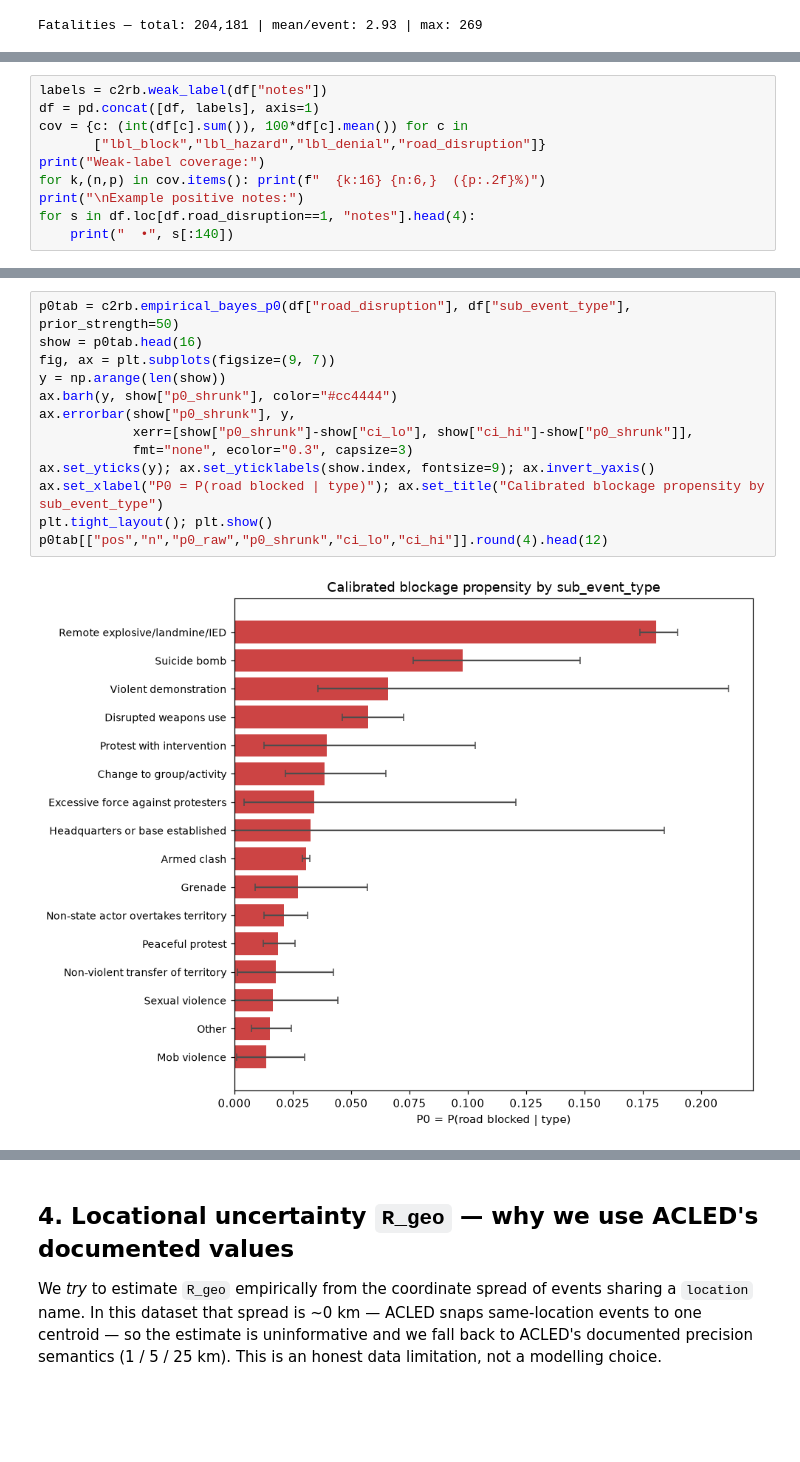
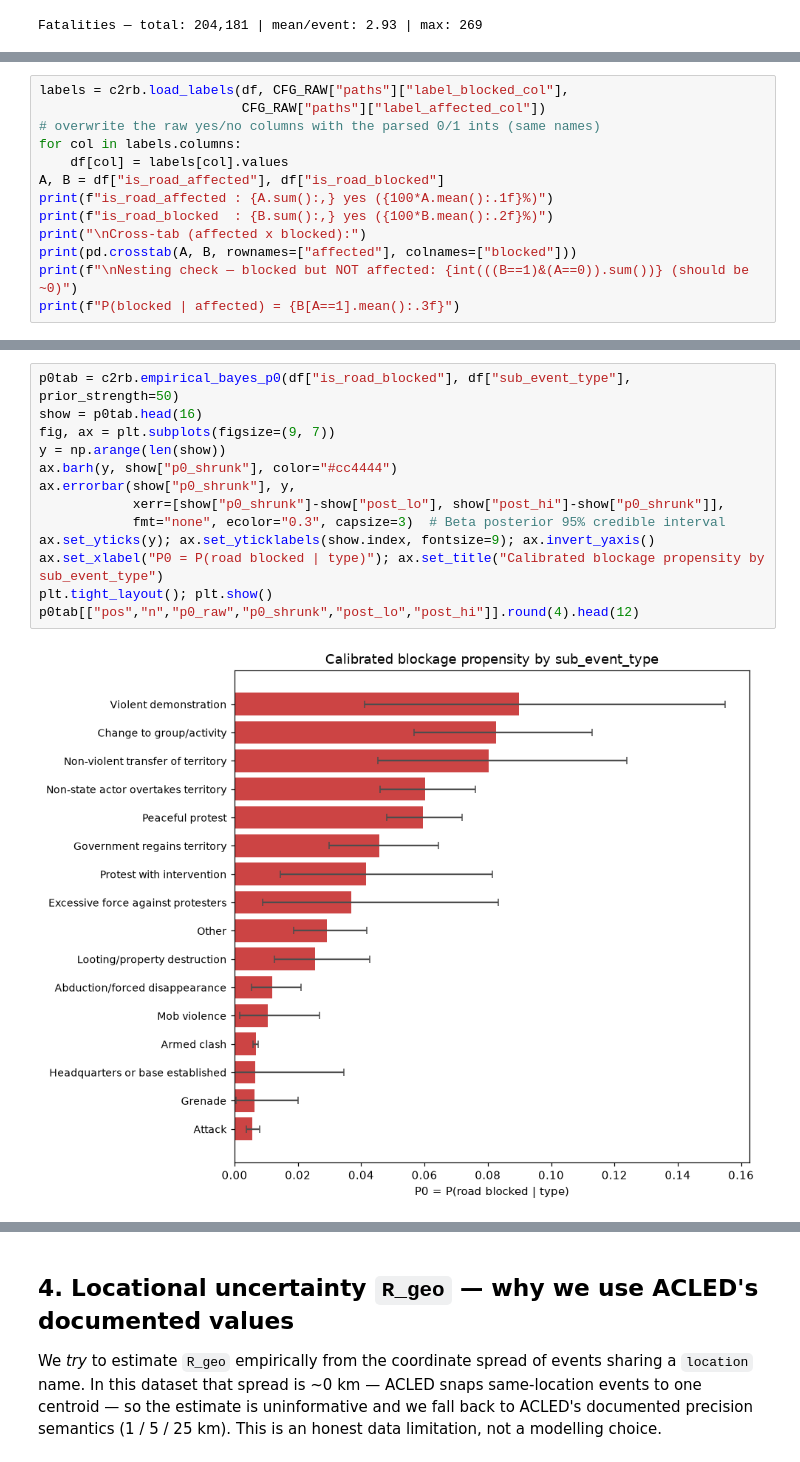
Before and after one commit to iahmedani/RoadBlockageFramework, a Jupyter notebook: conflict_road_blockage.ipynb, the cells around one changed output, grey strips where cells are left out. Saved outputs shown, nothing was run; the diff lists cells and outputs as text; blank space fills up the shorter version.

```diff
--- a/conflict_road_blockage.ipynb
+++ b/conflict_road_blockage.ipynb
@@ -70,10 +57,0 @@ the per-type rates in Section 3 are real signal, not circular.
-# %%
-labels = c2rb.weak_label(df["notes"])
-df = pd.concat([df, labels], axis=1)
-cov = {c: (int(df[c].sum()), 100*df[c].mean()) for c in
-       ["lbl_block","lbl_hazard","lbl_denial","road_disruption"]}
-print("Weak-label coverage:")
-for k,(n,p) in cov.items(): print(f"  {k:16} {n:6,}  ({p:.2f}%)")
-print("\nExample positive notes:")
-for s in df.loc[df.road_disruption==1, "notes"].head(4):
-    print("  •", s[:140])
@@ -91,0 +70,13 @@ Example positive notes:
+# %%
+labels = c2rb.load_labels(df, CFG_RAW["paths"]["label_blocked_col"],
+                          CFG_RAW["paths"]["label_affected_col"])
+# overwrite the raw yes/no columns with the parsed 0/1 ints (same names)
+for col in labels.columns:
+    df[col] = labels[col].values
+A, B = df["is_road_affected"], df["is_road_blocked"]
+print(f"is_road_affected : {A.sum():,} yes ({100*A.mean():.1f}%)")
+print(f"is_road_blocked  : {B.sum():,} yes ({100*B.mean():.2f}%)")
+print("\nCross-tab (affected x blocked):")
+print(pd.crosstab(A, B, rownames=["affected"], colnames=["blocked"]))
+print(f"\nNesting check — blocked but NOT affected: {int(((B==1)&(A==0)).sum())} (should be ~0)")
+print(f"P(blocked | affected) = {B[A==1].mean():.3f}")
@@ -96,17 +126,17 @@ Example positive notes:
 shrinkage** so small types (Grenade, Suicide bomb) don't get unstable 0.000 rates. Wilson 95%
 CIs show the uncertainty. **This is the headline answer to "how does blockage vary by type?"**
 # %%
-p0tab = c2rb.empirical_bayes_p0(df["road_disruption"], df["sub_event_type"], prior_strength=50)
+p0tab = c2rb.empirical_bayes_p0(df["is_road_blocked"], df["sub_event_type"], prior_strength=50)
 show = p0tab.head(16)
 fig, ax = plt.subplots(figsize=(9, 7))
 y = np.arange(len(show))
 ax.barh(y, show["p0_shrunk"], color="#cc4444")
 ax.errorbar(show["p0_shrunk"], y,
-            xerr=[show["p0_shrunk"]-show["ci_lo"], show["ci_hi"]-show["p0_shrunk"]],
-            fmt="none", ecolor="0.3", capsize=3)
+            xerr=[show["p0_shrunk"]-show["post_lo"], show["post_hi"]-show["p0_shrunk"]],
+            fmt="none", ecolor="0.3", capsize=3)  # Beta posterior 95% credible interval
 ax.set_yticks(y); ax.set_yticklabels(show.index, fontsize=9); ax.invert_yaxis()
 ax.set_xlabel("P0 = P(road blocked | type)"); ax.set_title("Calibrated blockage propensity by sub_event_type")
 plt.tight_layout(); plt.show()
-p0tab[["pos","n","p0_raw","p0_shrunk","ci_lo","ci_hi"]].round(4).head(12)
+p0tab[["pos","n","p0_raw","p0_shrunk","post_lo","post_hi"]].round(4).head(12)
 # %% [output]
-[figure, old version]
+[figure, new version]
```
Also changed, not shown: parts of 20 cells of this notebook, 10 other files.
